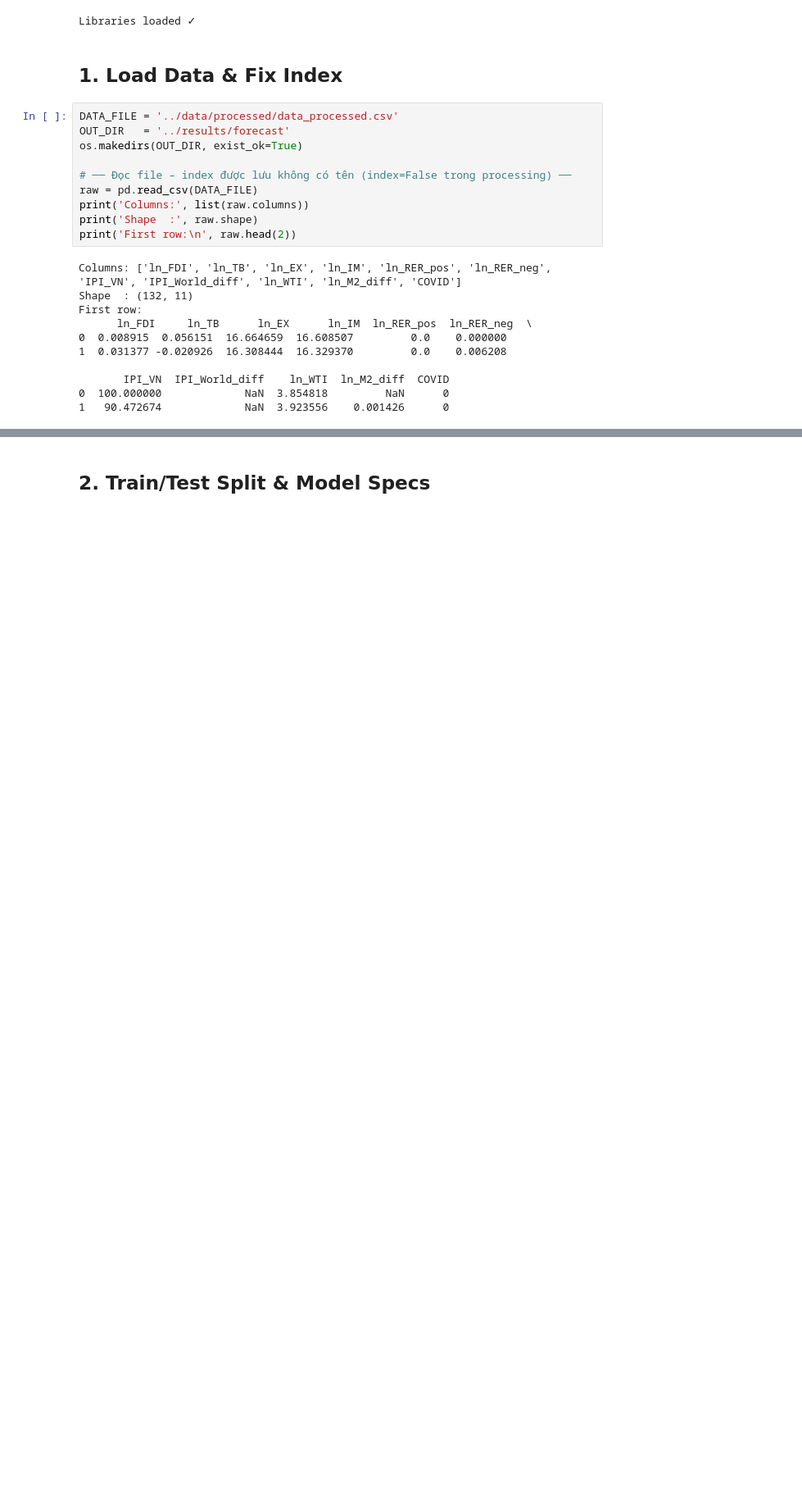
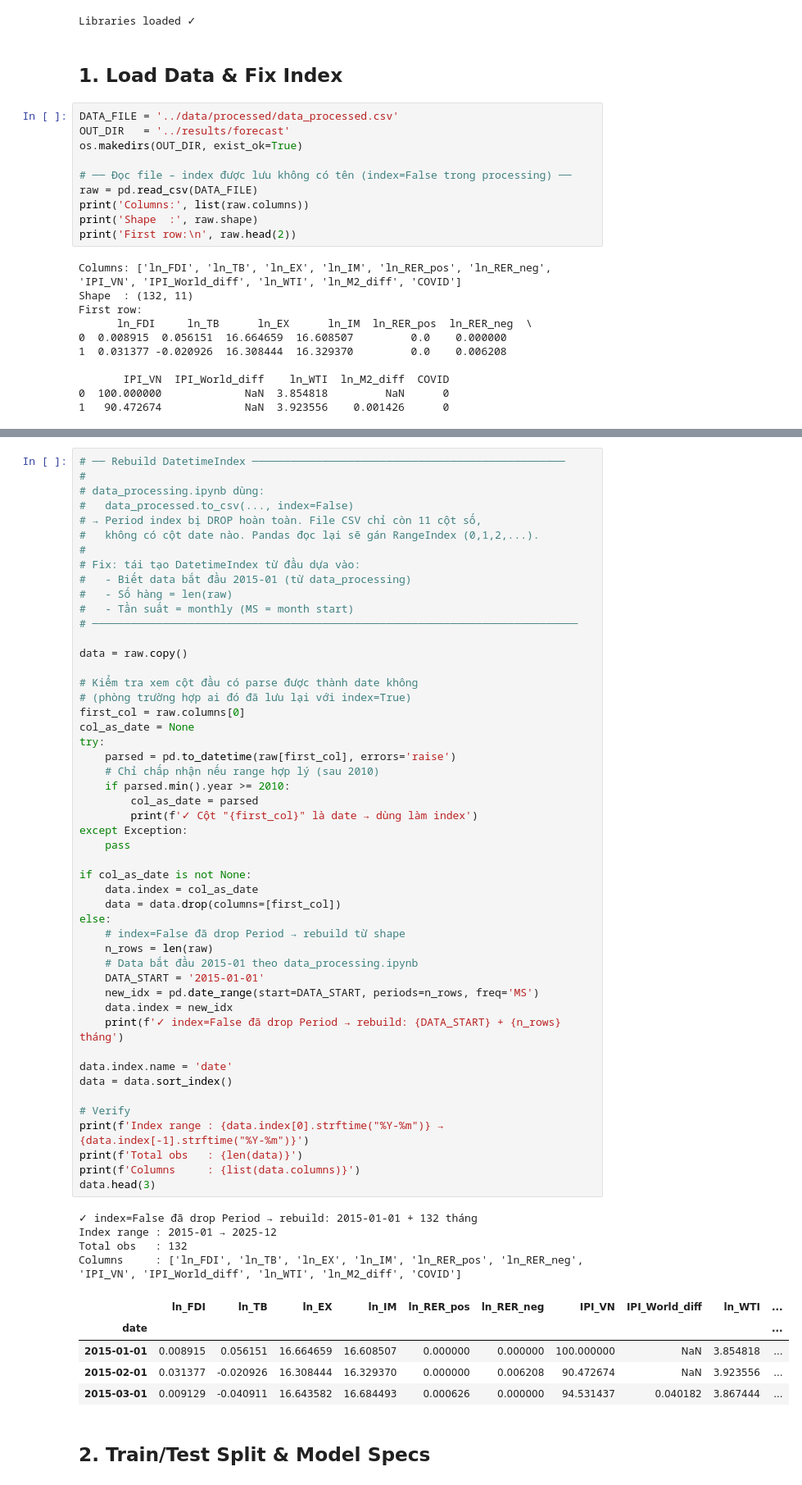
Before and after one commit to huyvietbui1806/Exchange-Rate-Trade-Balance-VN, a Jupyter notebook: scripts/07_forecast.ipynb, the cells around one changed output, grey strips where cells are left out. Shown at 82% size. Saved outputs shown, nothing was run; the diff lists cells and outputs as text; blank space fills up the shorter version.

```diff
--- a/scripts/07_forecast.ipynb
+++ b/scripts/07_forecast.ipynb
@@ -93,3 +55,62 @@ Columns    : ['ln_TB', 'ln_EX', 'ln_IM', 'ln_RER_pos', 'ln_RER_neg', 'IPI_VN', '
+# %%
+# ── Rebuild DatetimeIndex ─────────────────────────────────────────────────
+#
+# data_processing.ipynb dùng:
+#   data_processed.to_csv(..., index=False)
+# → Period index bị DROP hoàn toàn. File CSV chỉ còn 11 cột số,
+#   không có cột date nào. Pandas đọc lại sẽ gán RangeIndex (0,1,2,...).
+#
+# Fix: tái tạo DatetimeIndex từ đầu dựa vào:
+#   - Biết data bắt đầu 2015-01 (từ data_processing)
+#   - Số hàng = len(raw)
+#   - Tần suất = monthly (MS = month start)
+# ────────────────────────────────────────────────────────────────────────────
+
+data = raw.copy()
+
+# Kiểm tra xem cột đầu có parse được thành date không
+# (phòng trường hợp ai đó đã lưu lại với index=True)
+first_col = raw.columns[0]
+col_as_date = None
+try:
+    parsed = pd.to_datetime(raw[first_col], errors='raise')
+    # Chỉ chấp nhận nếu range hợp lý (sau 2010)
+    if parsed.min().year >= 2010:
+        col_as_date = parsed
+        print(f'✓ Cột "{first_col}" là date → dùng làm index')
+except Exception:
+    pass
+
+if col_as_date is not None:
+    data.index = col_as_date
+    data = data.drop(columns=[first_col])
+else:
+    # index=False đã drop Period → rebuild từ shape
+    n_rows = len(raw)
+    # Data bắt đầu 2015-01 theo data_processing.ipynb
+    DATA_START = '2015-01-01'
+    new_idx = pd.date_range(start=DATA_START, periods=n_rows, freq='MS')
+    data.index = new_idx
+    print(f'✓ index=False đã drop Period → rebuild: {DATA_START} + {n_rows} tháng')
+
+data.index.name = 'date'
+data = data.sort_index()
+
+# Verify
+print(f'Index range : {data.index[0].strftime("%Y-%m")} → {data.index[-1].strftime("%Y-%m")}')
+print(f'Total obs   : {len(data)}')
+print(f'Columns     : {list(data.columns)}')
+data.head(3)
+# %% [output]
+✓ index=False đã drop Period → rebuild: 2015-01-01 + 132 tháng
+Index range : 2015-01 → 2025-12
+Total obs   : 132
+Columns     : ['ln_FDI', 'ln_TB', 'ln_EX', 'ln_IM', 'ln_RER_pos', 'ln_RER_neg', 'IPI_VN', 'IPI_World_diff', 'ln_WTI', 'ln_M2_diff', 'COVID']
+|  | ln_FDI | ln_TB | ln_EX | ln_IM | ln_RER_pos | ln_RER_neg | IPI_VN | IPI_World_diff | ln_WTI | ... |
+| date |  |  |  |  |  |  |  |  |  | ... |
+| 2015-01-01 | 0.008915 | 0.056151 | 16.664659 | 16.608507 | 0.000000 | 0.000000 | 100.000000 | NaN | 3.854818 | ... |
+| 2015-02-01 | 0.031377 | -0.020926 | 16.308444 | 16.329370 | 0.000000 | 0.006208 | 90.472674 | NaN | 3.923556 | ... |
+| 2015-03-01 | 0.009129 | -0.040911 | 16.643582 | 16.684493 | 0.000626 | 0.000000 | 94.531437 | 0.040182 | 3.867444 | ... |
 # %% [markdown]
 ## 2. Train/Test Split & Model Specs
 # %%
```
Also changed, not shown: parts of 12 cells of this notebook, 14 other files.
